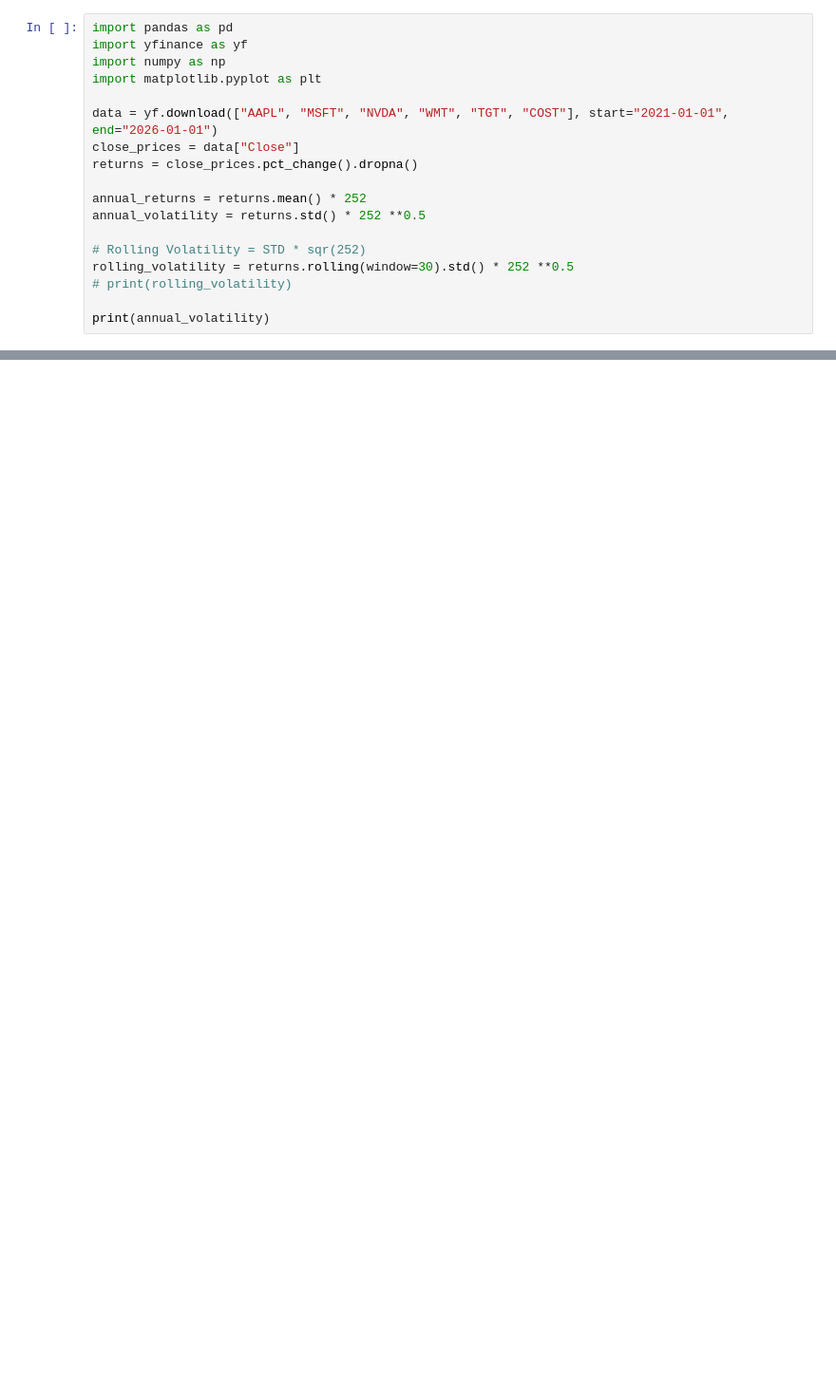
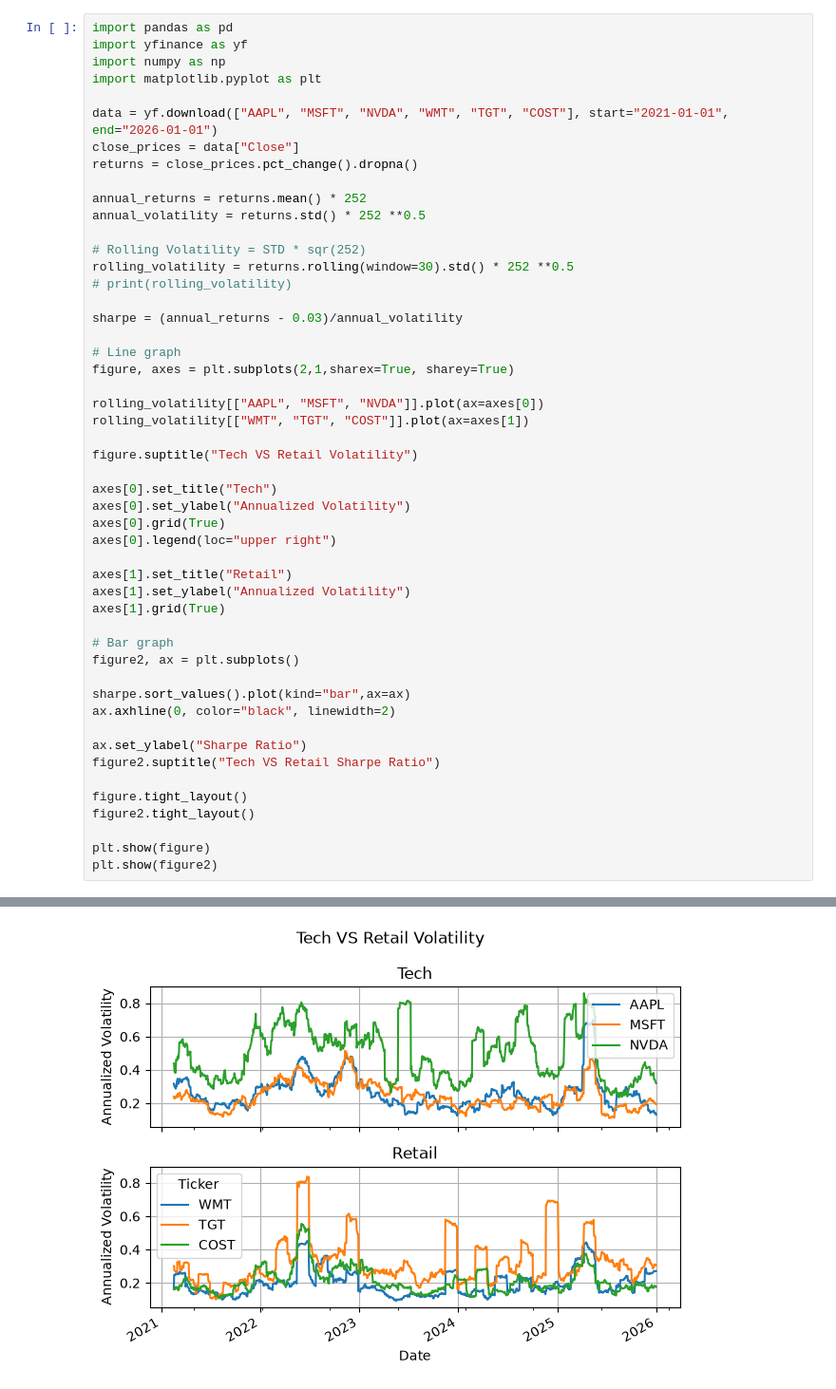
Before and after one commit to jtsui23-code/sector_volatility_analysis, a Jupyter notebook: notebooks/volatility_analysis.ipynb, the cells around one changed output, grey strips where cells are left out. Shown at 95% size. Drawn from its saved outputs; the diff is of its cells as text; blank space fills up the shorter version.

Commit message:
Added Sharpe Graph

```diff
--- a/notebooks/volatility_analysis.ipynb
+++ b/notebooks/volatility_analysis.ipynb
@@ -15,6 +15,38 @@ annual_volatility = returns.std() * 252 **0.5
 rolling_volatility = returns.rolling(window=30).std() * 252 **0.5
 # print(rolling_volatility)
 
-print(annual_volatility)
+sharpe = (annual_returns - 0.03)/annual_volatility
+
+# Line graph
+figure, axes = plt.subplots(2,1,sharex=True, sharey=True)
+
+rolling_volatility[["AAPL", "MSFT", "NVDA"]].plot(ax=axes[0])
+rolling_volatility[["WMT", "TGT", "COST"]].plot(ax=axes[1])
+
+figure.suptitle("Tech VS Retail Volatility")
+
+axes[0].set_title("Tech")
+axes[0].set_ylabel("Annualized Volatility")
+axes[0].grid(True)
+axes[0].legend(loc="upper right")
+
+axes[1].set_title("Retail")
+axes[1].set_ylabel("Annualized Volatility")
+axes[1].grid(True)
+
+# Bar graph
+figure2, ax = plt.subplots()
+
+sharpe.sort_values().plot(kind="bar",ax=ax)
+ax.axhline(0, color="black", linewidth=2)
+
+ax.set_ylabel("Sharpe Ratio")
+figure2.suptitle("Tech VS Retail Sharpe Ratio")
+
+figure.tight_layout()
+figure2.tight_layout()
+
+plt.show(figure)
+plt.show(figure2)
 # %% [output]
 [*********************100%***********************]  6 of 6 completed
@@ -28,0 +53 @@ dtype: float64
+[figure, added]
```
Also changed, not shown: parts of 1 cell of this notebook.
